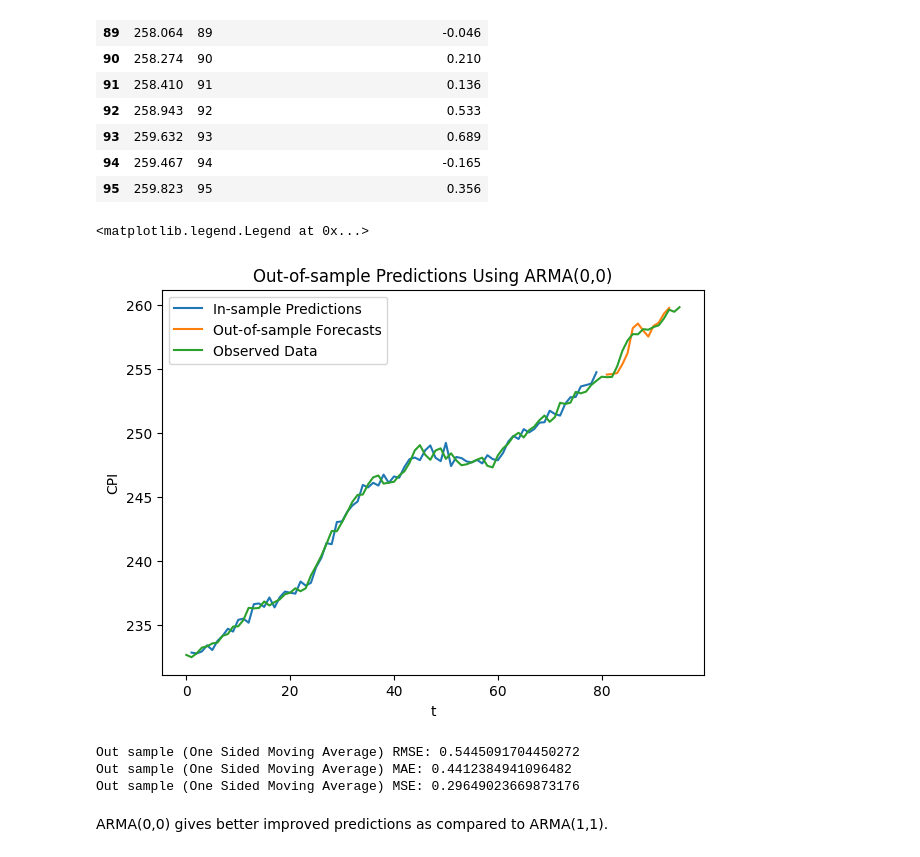
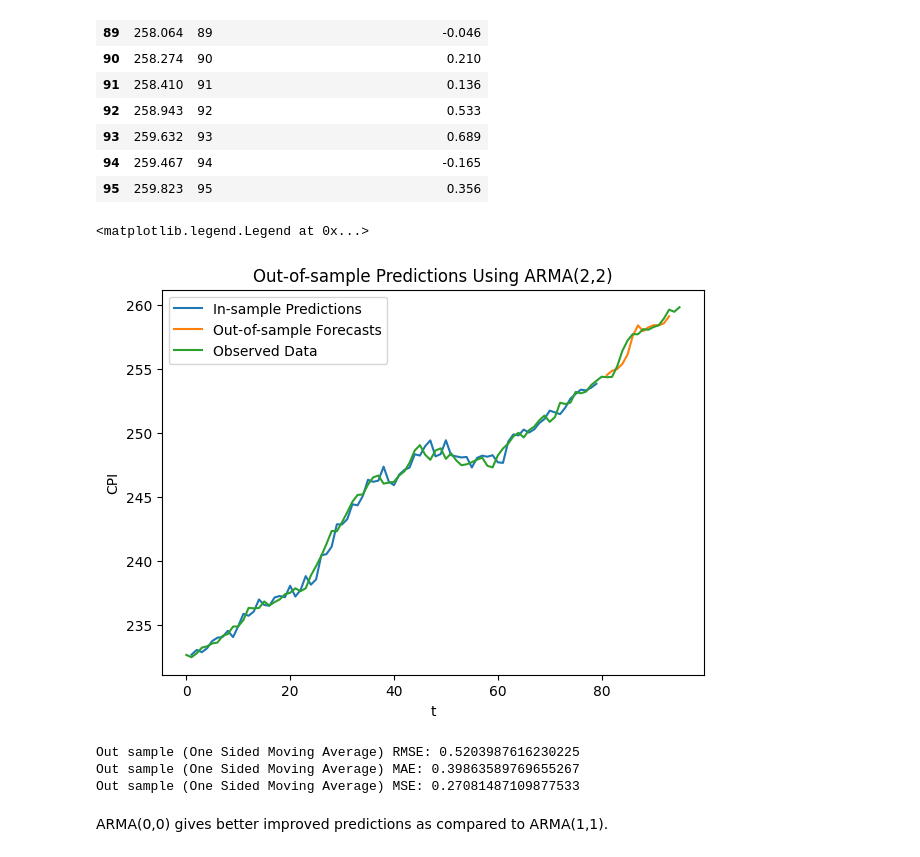
Before and after one commit to kohsheentiku/Econometrics, a Jupyter notebook: Time_Series_CPI_final.ipynb, the cells around one changed output. Drawn from its saved outputs; the diff is of its cells as text; code cells hidden in the pictures.

```diff
--- a/Time_Series_CPI_final.ipynb
+++ b/Time_Series_CPI_final.ipynb
@@ -209,7 +229,7 @@ See the caveats in the documentation: https://pandas.pydata.org/pandas-docs/stab
 # %% [markdown]
 ## Deseasonality
 # %%
-def seasonal_mean(data, freq=52):
+def seasonal_mean(data, freq=12):
     data = data.dropna()
     averages = np.zeros(shape=freq)
     count = np.zeros(shape=freq)
@@ -228,7 +248,8 @@ sum(seasonality)
 # %% [markdown]
 ## Residuals obtained after detrending and deseaonality
 # %%
-seasonal_train = [ seasonality[i % 52] for i in range(len(train_data_df)) ]
+seasonality = seasonal_mean(train_data_df['Detrend'])
+seasonal_train = [ seasonality[i % 12] for i in range(len(train_data_df)) ]
 train_data_df['Residual'] = train_data_df['Detrend'] - pd.Series(seasonal_train)
 # %% [output]
 A value is trying to be set on a copy of a slice from a DataFrame.
@@ -603,7 +624,7 @@ plt.legend()
 # %% [markdown]
 According to the ACF and PACF plot, we used the ARMA(0,0).
 # %%
-arima_model_0_0 = ARIMA(train_data_detrend_ma['Residual using one sided moving average'].dropna(), order=(0,0,0))
+arima_model_0_0 = ARIMA(train_data_detrend_ma['Residual using one sided moving average'].dropna(), order=(2,0,2))
 model_0_0 = arima_model_0_0.fit()
 # %% [markdown]
 ### In-sample Predictions
@@ -665,31 +686,31 @@ See the caveats in the documentation: https://pandas.pydata.org/pandas-docs/stab
 # %%
 forecasts = model_0_0.forecast(steps = len(test_data_df)) + pd.Series([seasonality[t % 52] for t in test_data_df['t']], index = test_data_df.index) + test_data_df['CPI'] - test_data_detrend_ma['Detrended using one sided moving average']
 
 mean_val = forecasts.mean()
 
 # Calculate deviations from the mean
 deviations = forecasts - mean_val
 
 # Amplify the deviations
-factor = 1.25  # Change this factor to adjust the amplification
+factor = 1  # Change this factor to adjust the amplification
 amplified_deviations = deviations * factor
 
 # Add the mean back to get the amplified series
 amplified_series = amplified_deviations + mean_val
 
 shifted_series = amplified_series.shift(0)
 
 plt.figure(figsize=(7,5))
 plt.plot(predictions, label='In-sample Predictions')
 plt.plot(shifted_series, label='Out-of-sample Forecasts')
 plt.plot(CPI_df['CPI'], label='Observed Data')
 plt.xlabel('t')
 plt.ylabel('CPI')
-plt.title('Out-of-sample Predictions Using ARMA(0,0)')
+plt.title('Out-of-sample Predictions Using ARMA(2,2)')
 plt.legend()
 # %% [output]
 <matplotlib.legend.Legend at 0x...>
-[figure, old version]
+[figure, new version]
 # %%
 predictions_onesided = predictions
 forecasts_onesided = shifted_series
@@ -706,9 +727,9 @@ print(f"Out sample (One Sided Moving Average) RMSE: {rmse}")
 print(f"Out sample (One Sided Moving Average) MAE: {mae}")
 print(f"Out sample (One Sided Moving Average) MSE: {mse}")
 # %% [output]
-Out sample (One Sided Moving Average) RMSE: 0.5445091704450272
-Out sample (One Sided Moving Average) MAE: 0.4412384941096482
-Out sample (One Sided Moving Average) MSE: 0.29649023669873176
+Out sample (One Sided Moving Average) RMSE: 0.5203987616230225
+Out sample (One Sided Moving Average) MAE: 0.39863589769655267
+Out sample (One Sided Moving Average) MSE: 0.27081487109877533
 # %% [markdown]
 ARMA(0,0) gives better improved predictions as compared to ARMA(1,1).
 # %% [markdown]
```
Also changed, not shown: parts of 34 cells of this notebook.
